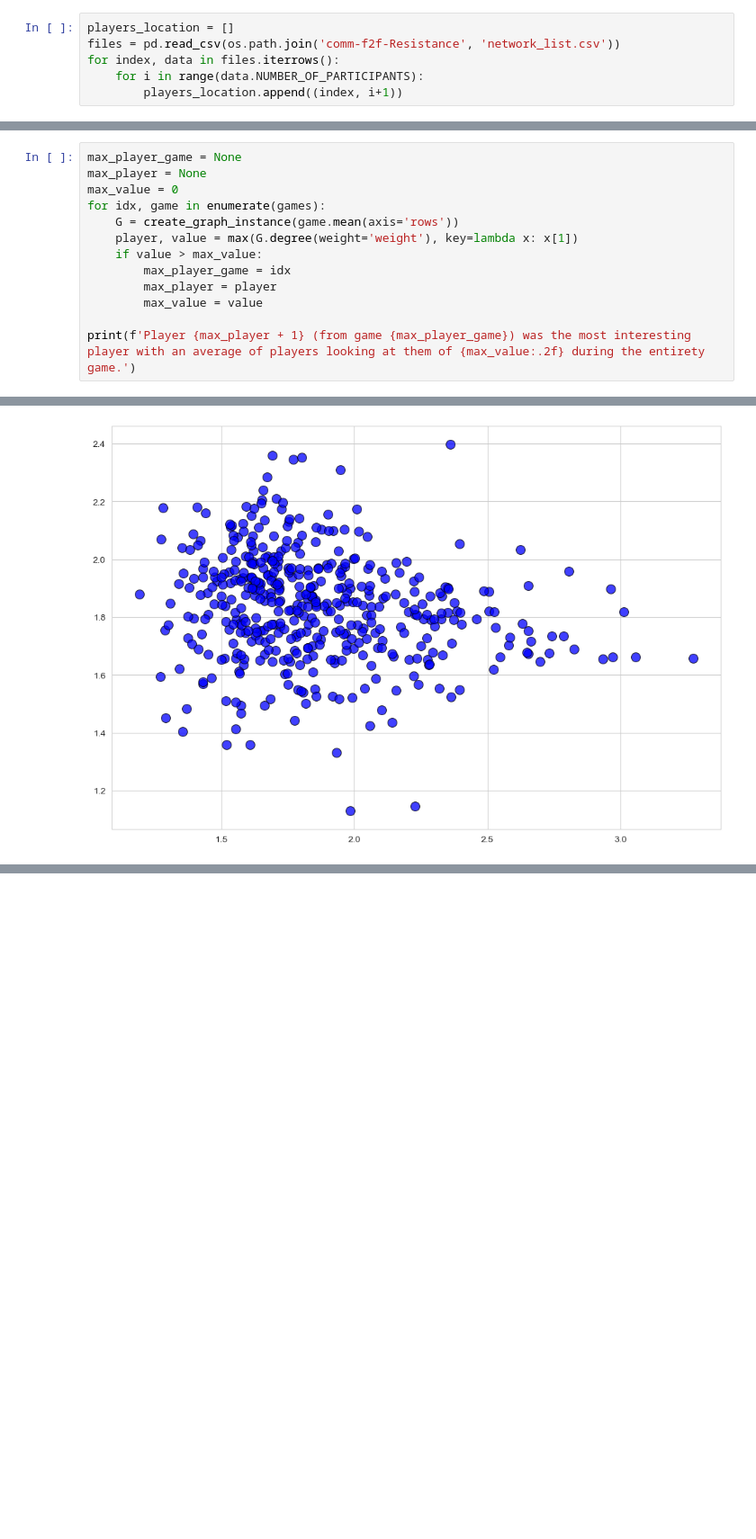
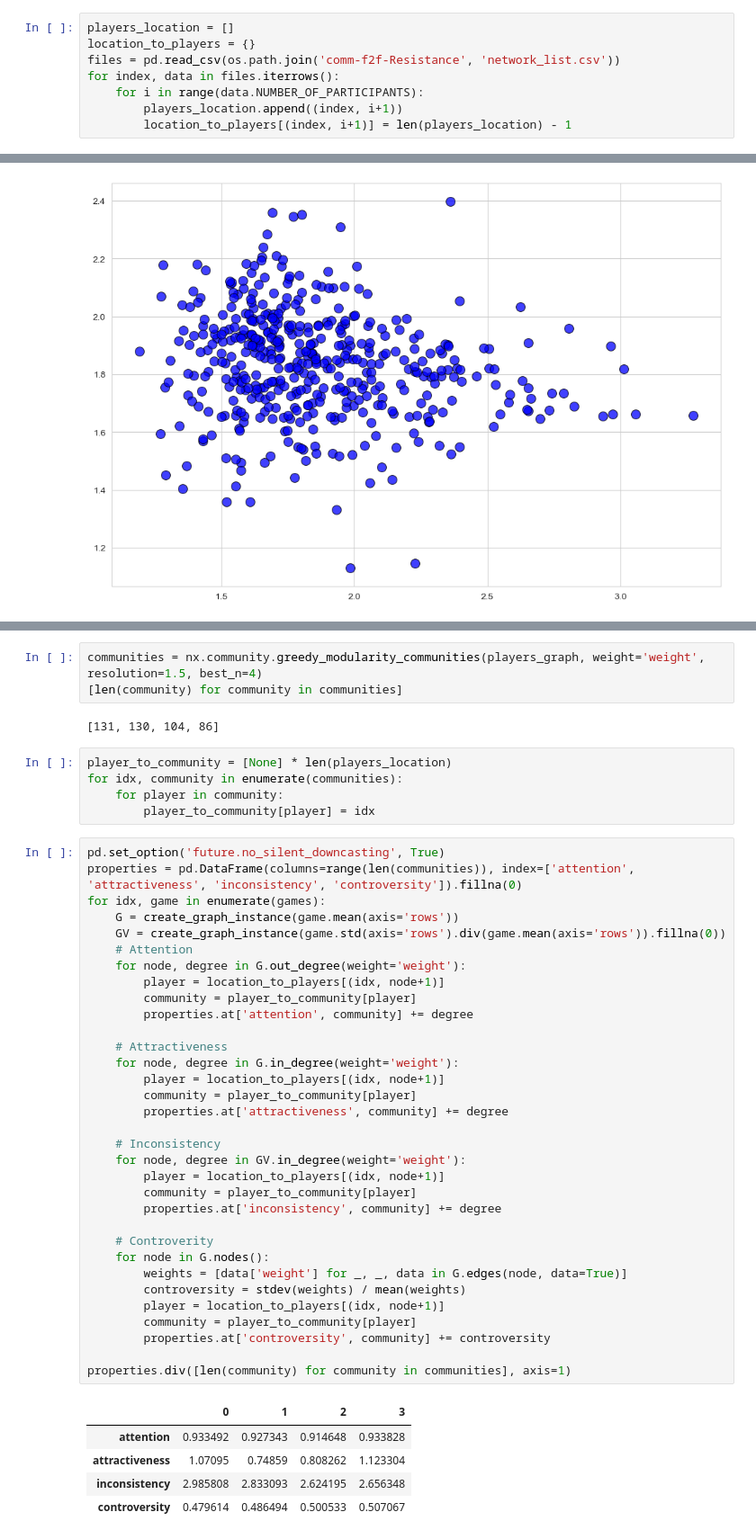
Before and after one commit to hakai-vulpes/resistance-graph-study, a Jupyter notebook: analysis.ipynb, the cells around one changed output, grey strips where cells are left out. Shown at 90% size. Cells and saved outputs as stored; diff of their text form; blank space fills up the shorter version.

Commit message:
add(analysis): include community-oriented metrics

```diff
--- a/analysis.ipynb
+++ b/analysis.ipynb
@@ -12,7 +12,9 @@ import networkx as nx
 random.seed(2)
 # %%
 players_location = []
+location_to_players = {}
 files = pd.read_csv(os.path.join('comm-f2f-Resistance', 'network_list.csv'))
 for index, data in files.iterrows():
     for i in range(data.NUMBER_OF_PARTICIPANTS):
         players_location.append((index, i+1))
+        location_to_players[(index, i+1)] = len(players_location) - 1
@@ -330,16 +327,3 @@ for idx, game in enumerate(games):
 print(f'Player {max_player + 1} (from game {max_player_game}) was the most important player since he was the center of about {max_value:.2%} interactions.')
 # %% [output]
 Player 6 (from game 43) was the most important player since he was the center of about 46.67% interactions.
-# %%
-max_player_game = None
-max_player = None
-max_value = 0
-for idx, game in enumerate(games):
-    G = create_graph_instance(game.mean(axis='rows'))
-    player, value = max(G.degree(weight='weight'), key=lambda x: x[1])
-    if value > max_value:
-        max_player_game = idx
-        max_player = player
-        max_value = value
-
-print(f'Player {max_player + 1} (from game {max_player_game}) was the most interesting player with an average of players looking at them of {max_value:.2f} during the entirety game.')
@@ -371,0 +356,49 @@ Correlation: -0.17810972568248912
+# %%
+communities = nx.community.greedy_modularity_communities(players_graph, weight='weight', resolution=1.5, best_n=4)
+[len(community) for community in communities]
+# %% [output]
+[131, 130, 104, 86]
+# %%
+player_to_community = [None] * len(players_location)
+for idx, community in enumerate(communities):
+    for player in community:
+        player_to_community[player] = idx
+# %%
+pd.set_option('future.no_silent_downcasting', True)
+properties = pd.DataFrame(columns=range(len(communities)), index=['attention', 'attractiveness', 'inconsistency', 'controversity']).fillna(0)
+for idx, game in enumerate(games):
+    G = create_graph_instance(game.mean(axis='rows'))
+    GV = create_graph_instance(game.std(axis='rows').div(game.mean(axis='rows')).fillna(0))
+    # Attention
+    for node, degree in G.out_degree(weight='weight'):
+        player = location_to_players[(idx, node+1)]
+        community = player_to_community[player]
+        properties.at['attention', community] += degree
+
+    # Attractiveness
+    for node, degree in G.in_degree(weight='weight'):
+        player = location_to_players[(idx, node+1)]
+        community = player_to_community[player]
+        properties.at['attractiveness', community] += degree
+
+    # Inconsistency
+    for node, degree in GV.in_degree(weight='weight'):
+        player = location_to_players[(idx, node+1)]
+        community = player_to_community[player]
+        properties.at['inconsistency', community] += degree
+
+    # Controverity
+    for node in G.nodes():
+        weights = [data['weight'] for _, _, data in G.edges(node, data=True)]
+        controversity = stdev(weights) / mean(weights)
+        player = location_to_players[(idx, node+1)]
+        community = player_to_community[player]
+        properties.at['controversity', community] += controversity
+
+properties.div([len(community) for community in communities], axis=1)
+# %% [output]
+|  | 0 | 1 | 2 | 3 |
+| attention | 0.933492 | 0.927343 | 0.914648 | 0.933828 |
+| attractiveness | 1.07095 | 0.74859 | 0.808262 | 1.123304 |
+| inconsistency | 2.985808 | 2.833093 | 2.624195 | 2.656348 |
+| controversity | 0.479614 | 0.486494 | 0.500533 | 0.507067 |
```
Also changed, not shown: parts of 7 cells of this notebook.
